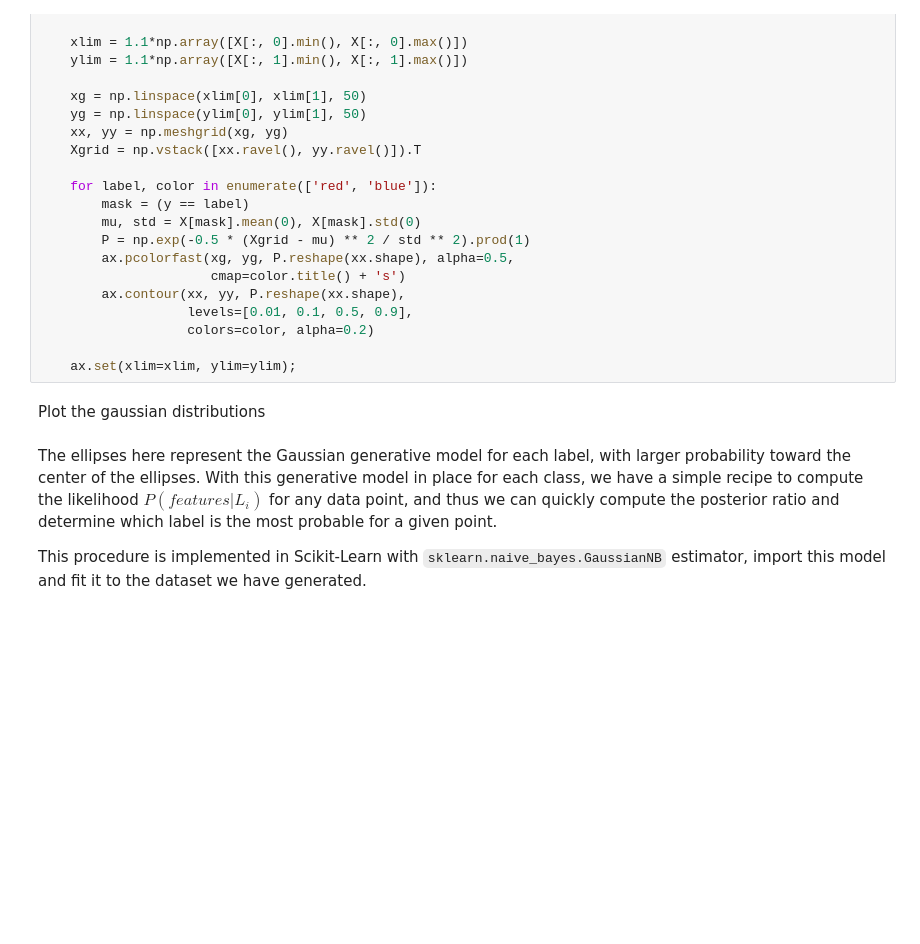
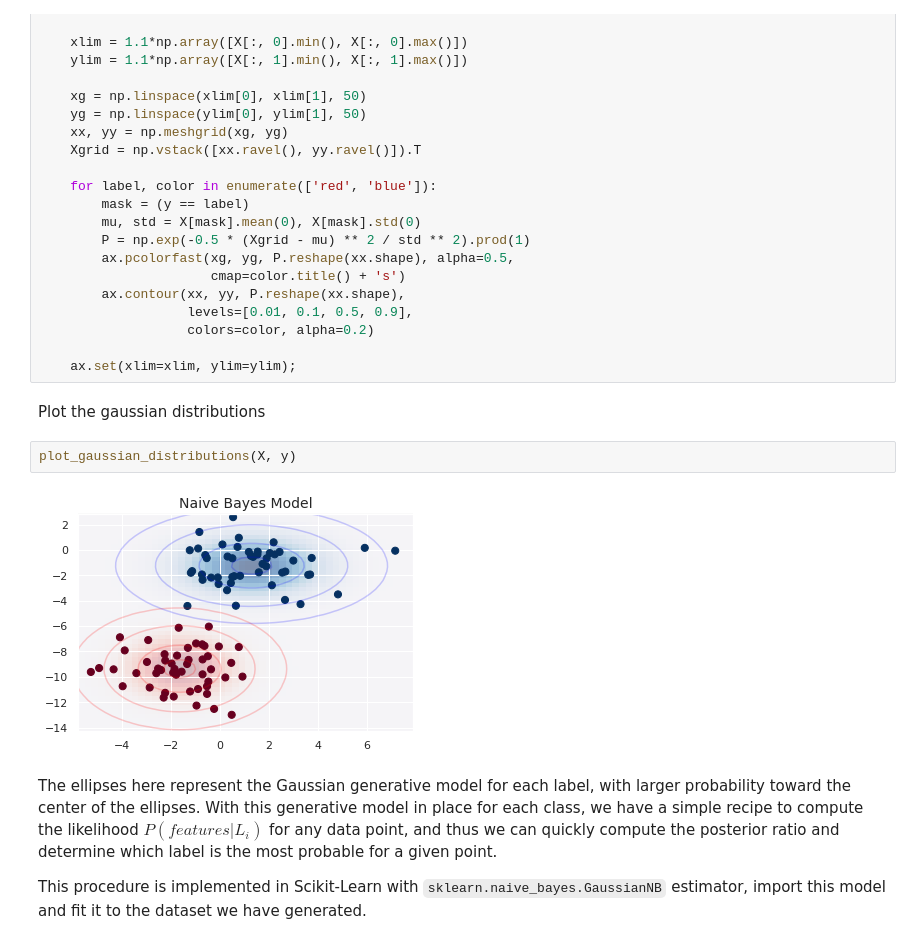
Before and after one commit to pdejorge/BTS_Classical_Data_Analysis, a Jupyter notebook: Session7_NaiveBayesClassifiers/Exercise 1 - Naive Bayes Classification.ipynb, the cells around one changed output. Cells and saved outputs as stored; diff of their text form; blank space fills up the shorter version.

```diff
--- a/Session7_NaiveBayesClassifiers/Exercise 1 - Naive Bayes Classification.ipynb
+++ b/Session7_NaiveBayesClassifiers/Exercise 1 - Naive Bayes Classification.ipynb
@@ -54,6 +60,10 @@ def plot_gaussian_distributions(X, y):
     ax.set(xlim=xlim, ylim=ylim);
 # %% [markdown]
 Plot the gaussian distributions
+# %%
+plot_gaussian_distributions(X, y)
+# %% [output]
+[figure, added]
 # %% [markdown]
 The ellipses here represent the Gaussian generative model for each label, with larger probability toward the center of the ellipses. With this generative model in place for each class, we have a simple recipe to compute the likelihood $P(features | L_i)$ for any data point, and thus we can quickly compute the posterior ratio and determine which label is the most probable for a given point.
 
```
Also changed, not shown: parts of 33 cells of this notebook, 9 other files.
